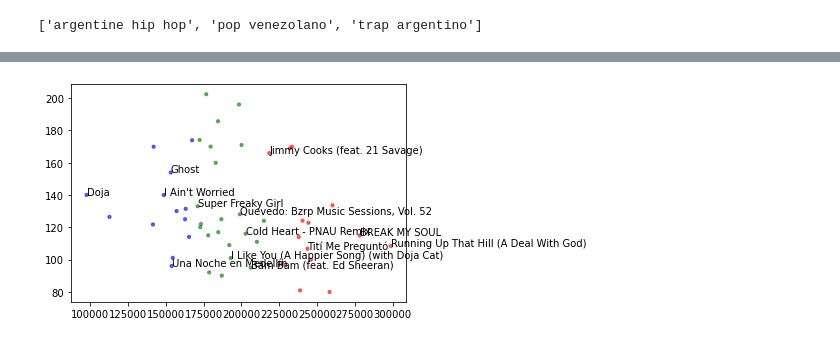
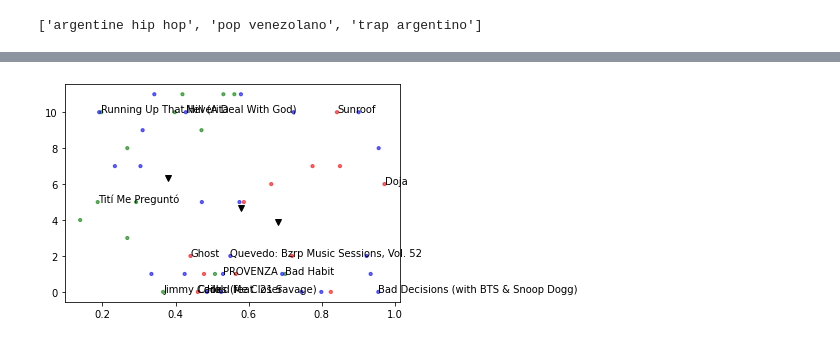
Before and after one commit to sambello/recommendation-app, a Jupyter notebook: data_loading.ipynb, the cells around one changed output, grey strips where cells are left out. Saved outputs shown, nothing was run; the diff lists cells and outputs as text; code cells hidden in the pictures.

Commit message:
graph updates

```diff
--- a/data_loading.ipynb
+++ b/data_loading.ipynb
@@ -153,6 +169,7 @@ def cluster_data(data, n):
     new_df['cluster'] = kmeans.fit_predict(data)
 
     centroids = kmeans.cluster_centers_
+
     cen_x = [i[0] for i in centroids]
     cen_y = [i[1] for i in centroids]
 
@@ -167,4 +184,4 @@ def cluster_data(data, n):
     new_df['cen_x'] = new_df.cluster.apply(lambda x:  x_mapper[x])
     new_df['cen_y'] = new_df.cluster.apply(lambda x:  y_mapper[x])
 
-    return new_df
+    return new_df, centroids
@@ -171,8 +210,6 @@ def cluster_data(data, n):
 # %%
+clus, centers = cluster_data(numeric_mus.drop(columns = ['track_name']), 3)
 
-
-clustered =  pd.concat([numeric_mus,
-            cluster_data(numeric_mus.drop(columns = ['track_name']), 3)],
-           axis=1)
+clustered =  pd.concat([numeric_mus, clus], axis=1)
 clustered.head(2)
 # %% [output]
@@ -184,7 +221,7 @@ clustered.head(2)
 
 
 #colors = ['#DF2020', '#81DF20', '#2095DF']
-colors = ['r', 'g', 'b','y', 'o', 'i']
+colors = ['r', 'g', 'b', 'o', 'i']
 clustered['c'] = clustered.cluster.apply(lambda x: colors[x])
 clustered.head(2)
 # %% [output]
@@ -194,0 +232,19 @@ clustered.head(2)
+# %%
+def plot_axis_cluster(clust, cent, cat1, cat2):
+    divisor = 4
+
+    plt.scatter(clust[cat1], clust[cat2], c = clust.c, alpha = 0.6, s=10)
+    num1 = clust.columns.get_loc(cat1)
+    num2 = clust.columns.get_loc(cat2)
+    for i in range(0,len(cent)):
+        plt.plot(cent[i][num1], cent[i][num2], 'v', c = 'black')
+        #print(i[num1], i[num2])
+
+    for i, row in clustered.iterrows():
+        if i % divisor == 0:
+            plt.text(row[cat1], row[cat2], row.track_name)
+
+    plt.xlabel(cat1)
+    plt.ylabel(cat2)
+
+    return plt
@@ -195,9 +263,4 @@ clustered.head(2)
 # %%
-import matplotlib.pyplot as plt
-plt.scatter(clustered.duration_ms, clustered.tempo, c=clustered.c, alpha = 0.6, s=10)
-
-for i, row in clustered.iterrows():
-    if i%4 == 0:
-        plt.text(row.duration_ms, row.tempo, row.track_name)
-plt.show()
+plter = plot_axis_cluster(clustered, centers, 'valence', 'key')
+plter
 # %% [output]
@@ -204 +268 @@ plt.show()
-[figure, old version]
+[figure, new version]
```
Also changed, not shown: parts of 20 cells of this notebook, 1 other file.
